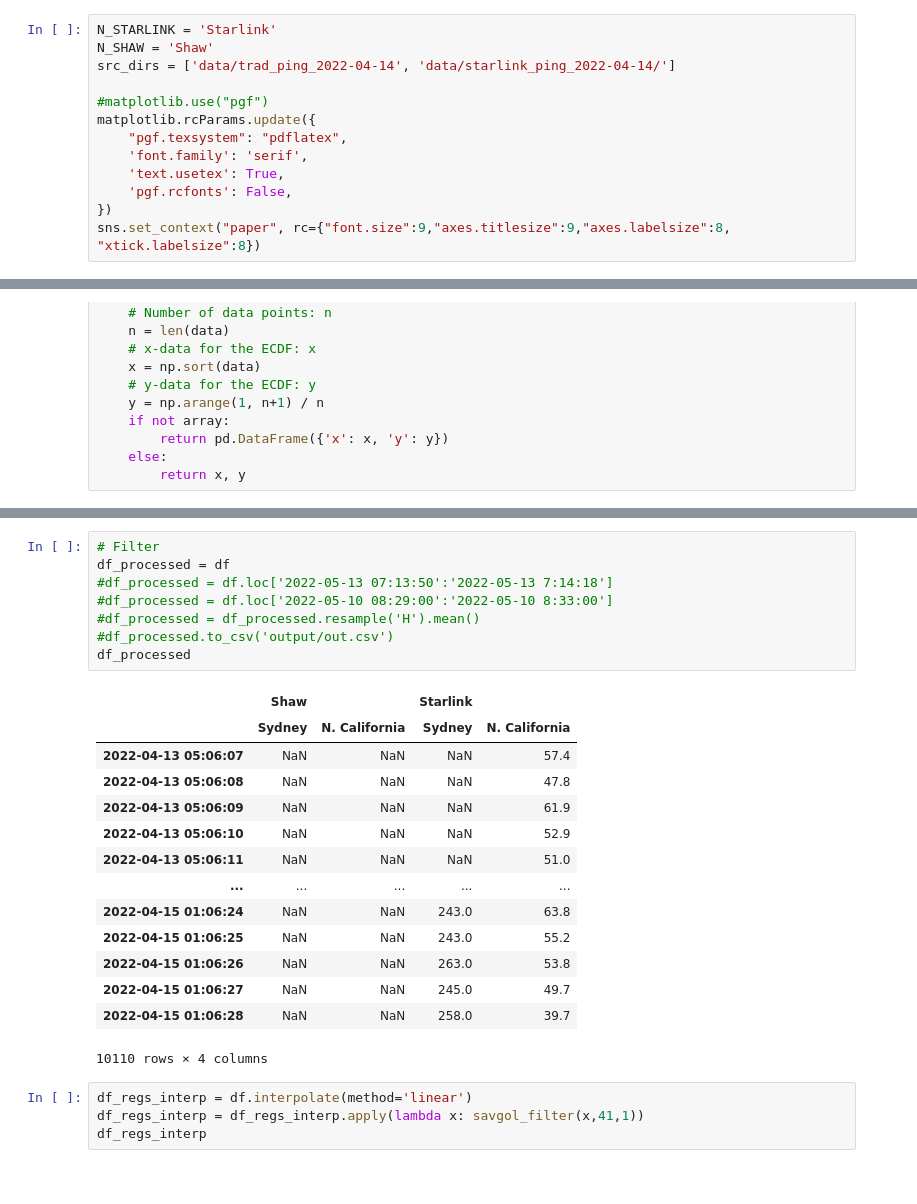
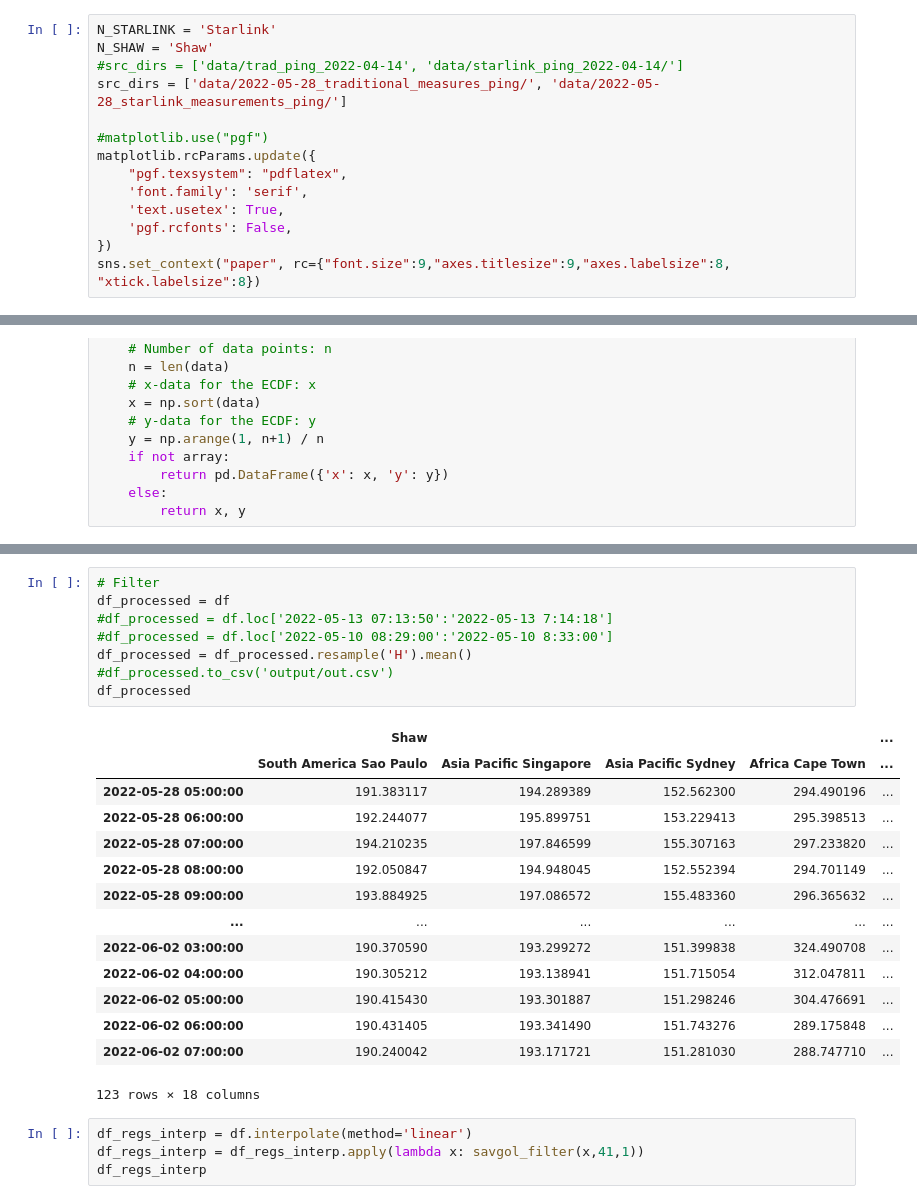
Before and after one commit to Starlink-Measurement/starlink-plot, a Jupyter notebook: plot_ping.ipynb, the cells around one changed output, grey strips where cells are left out. Saved outputs shown, nothing was run; the diff lists cells and outputs as text.

```diff
--- a/plot_ping.ipynb
+++ b/plot_ping.ipynb
@@ -32,7 +32,8 @@ from dateutil import tz
 # %%
 N_STARLINK = 'Starlink'
 N_SHAW = 'Shaw'
-src_dirs = ['data/trad_ping_2022-04-14', 'data/starlink_ping_2022-04-14/']
+#src_dirs = ['data/trad_ping_2022-04-14', 'data/starlink_ping_2022-04-14/']
+src_dirs = ['data/2022-05-28_traditional_measures_ping/', 'data/2022-05-28_starlink_measurements_ping/']
 
 #matplotlib.use("pgf")
 matplotlib.rcParams.update({
@@ -125,26 +140,26 @@ df
 # %%
 # Filter
 df_processed = df
 #df_processed = df.loc['2022-05-13 07:13:50':'2022-05-13 7:14:18']
 #df_processed = df.loc['2022-05-10 08:29:00':'2022-05-10 8:33:00']
-#df_processed = df_processed.resample('H').mean()
+df_processed = df_processed.resample('H').mean()
 #df_processed.to_csv('output/out.csv')
 df_processed
 # %% [output]
-|  | Shaw |  | Starlink |  |
-|  | Sydney | N. California | Sydney | N. California |
-| 2022-04-13 05:06:07 | NaN | NaN | NaN | 57.4 |
-| 2022-04-13 05:06:08 | NaN | NaN | NaN | 47.8 |
-| 2022-04-13 05:06:09 | NaN | NaN | NaN | 61.9 |
-| 2022-04-13 05:06:10 | NaN | NaN | NaN | 52.9 |
-| 2022-04-13 05:06:11 | NaN | NaN | NaN | 51.0 |
-| ... | ... | ... | ... | ... |
-| 2022-04-15 01:06:24 | NaN | NaN | 243.0 | 63.8 |
-| 2022-04-15 01:06:25 | NaN | NaN | 243.0 | 55.2 |
-| 2022-04-15 01:06:26 | NaN | NaN | 263.0 | 53.8 |
-| 2022-04-15 01:06:27 | NaN | NaN | 245.0 | 49.7 |
-| 2022-04-15 01:06:28 | NaN | NaN | 258.0 | 39.7 |
+|  | Shaw |  |  |  | ... |
+|  | South America Sao Paulo | Asia Pacific Singapore | Asia Pacific Sydney | Africa Cape Town | ... |
+| 2022-05-28 05:00:00 | 191.383117 | 194.289389 | 152.562300 | 294.490196 | ... |
+| 2022-05-28 06:00:00 | 192.244077 | 195.899751 | 153.229413 | 295.398513 | ... |
+| 2022-05-28 07:00:00 | 194.210235 | 197.846599 | 155.307163 | 297.233820 | ... |
+| 2022-05-28 08:00:00 | 192.050847 | 194.948045 | 152.552394 | 294.701149 | ... |
+| 2022-05-28 09:00:00 | 193.884925 | 197.086572 | 155.483360 | 296.365632 | ... |
+| ... | ... | ... | ... | ... | ... |
+| 2022-06-02 03:00:00 | 190.370590 | 193.299272 | 151.399838 | 324.490708 | ... |
+| 2022-06-02 04:00:00 | 190.305212 | 193.138941 | 151.715054 | 312.047811 | ... |
+| 2022-06-02 05:00:00 | 190.415430 | 193.301887 | 151.298246 | 304.476691 | ... |
+| 2022-06-02 06:00:00 | 190.431405 | 193.341490 | 151.743276 | 289.175848 | ... |
+| 2022-06-02 07:00:00 | 190.240042 | 193.171721 | 151.281030 | 288.747710 | ... |
-10110 rows × 4 columns
+123 rows × 18 columns
 # %%
 df_regs_interp = df.interpolate(method='linear')
 df_regs_interp = df_regs_interp.apply(lambda x: savgol_filter(x,41,1))
```
Also changed, not shown: parts of 9 cells of this notebook, 1 other file.
